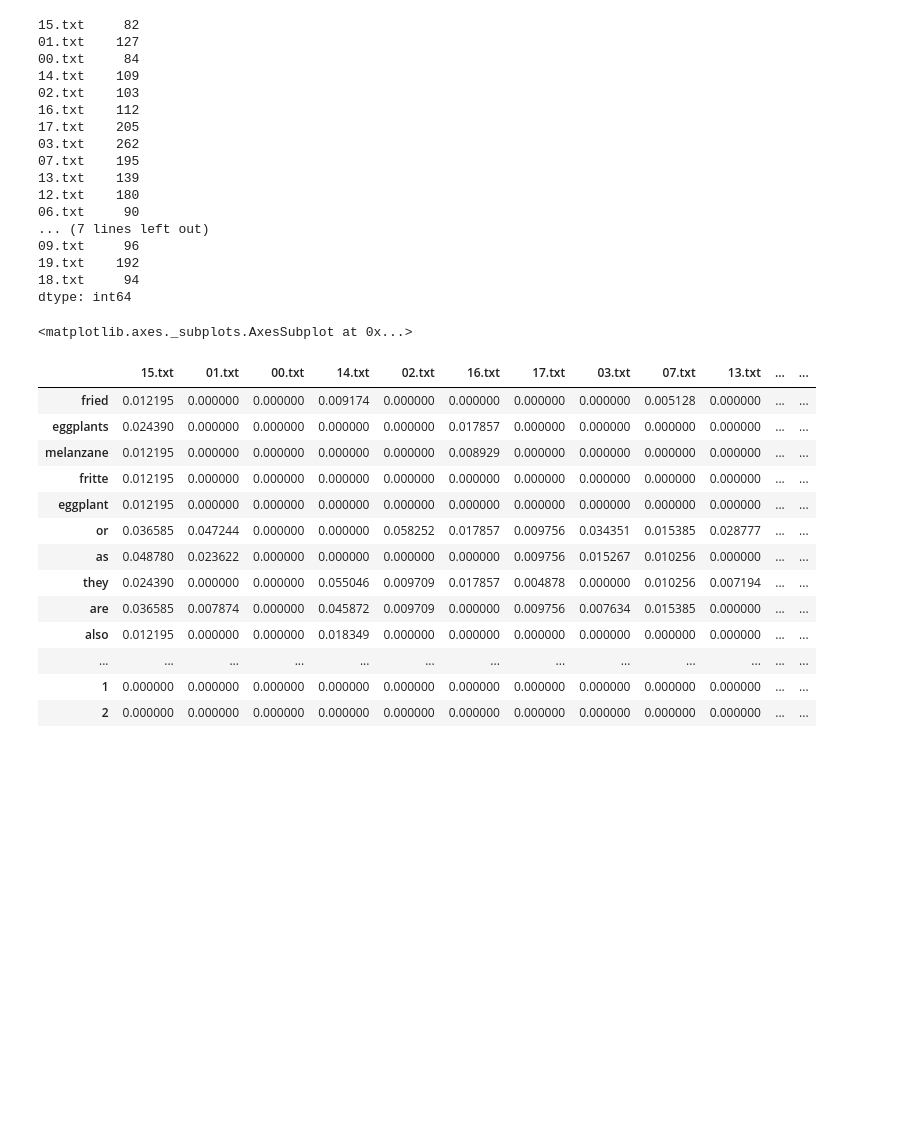
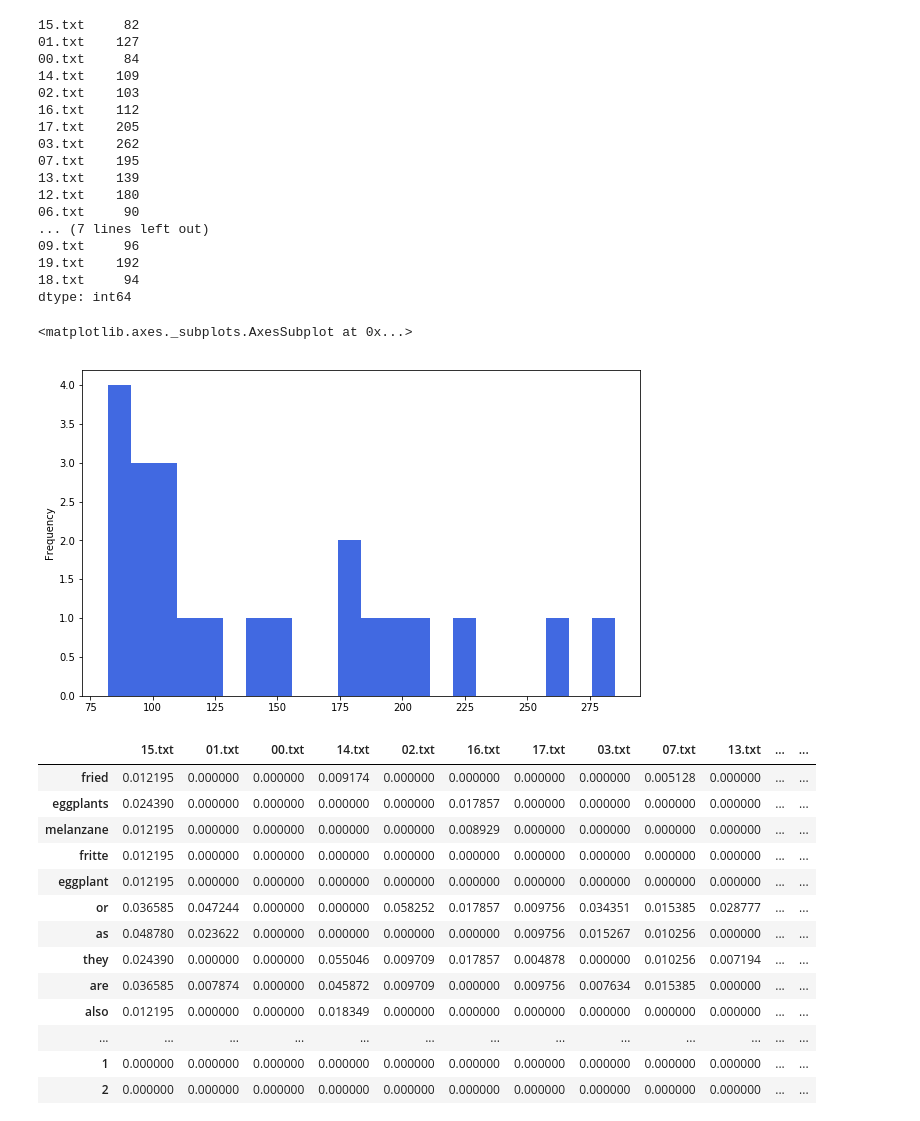
Before and after one commit to intuitivetextmining/intuitivetextmining, a Jupyter notebook: 2.5 - corpus search ordering by word frequency.ipynb, the cells around one changed output. Saved outputs shown, nothing was run; the diff lists cells and outputs as text; code cells hidden in the pictures; blank space fills up the shorter version.

Commit message:
developing doc size charts

```diff
--- a/2.5 - corpus search ordering by word frequency.ipynb
+++ b/2.5 - corpus search ordering by word frequency.ipynb
@@ -136,9 +125,12 @@ dtype: int64
 # %%
 # visualise size of docs
 
-occurrence_matrix.sum().sort_values(ascending=False).plot(kind='bar')
+#occurrence_matrix.sum().sort_values(ascending=False).plot(kind='bar', figsize=(10,6), color='royalblue')
+
+occurrence_matrix.sum().sort_values(ascending=False).plot(kind='hist', bins=len(occurrence_matrix.columns), figsize=(10,6), color='royalblue')
 # %% [output]
 <matplotlib.axes._subplots.AxesSubplot at 0x...>
+[figure, added]
 # %%
 # frequency matrix is occurrence matrix columns divided by column sums
 
```
Also changed, not shown: parts of 2 cells of this notebook.
